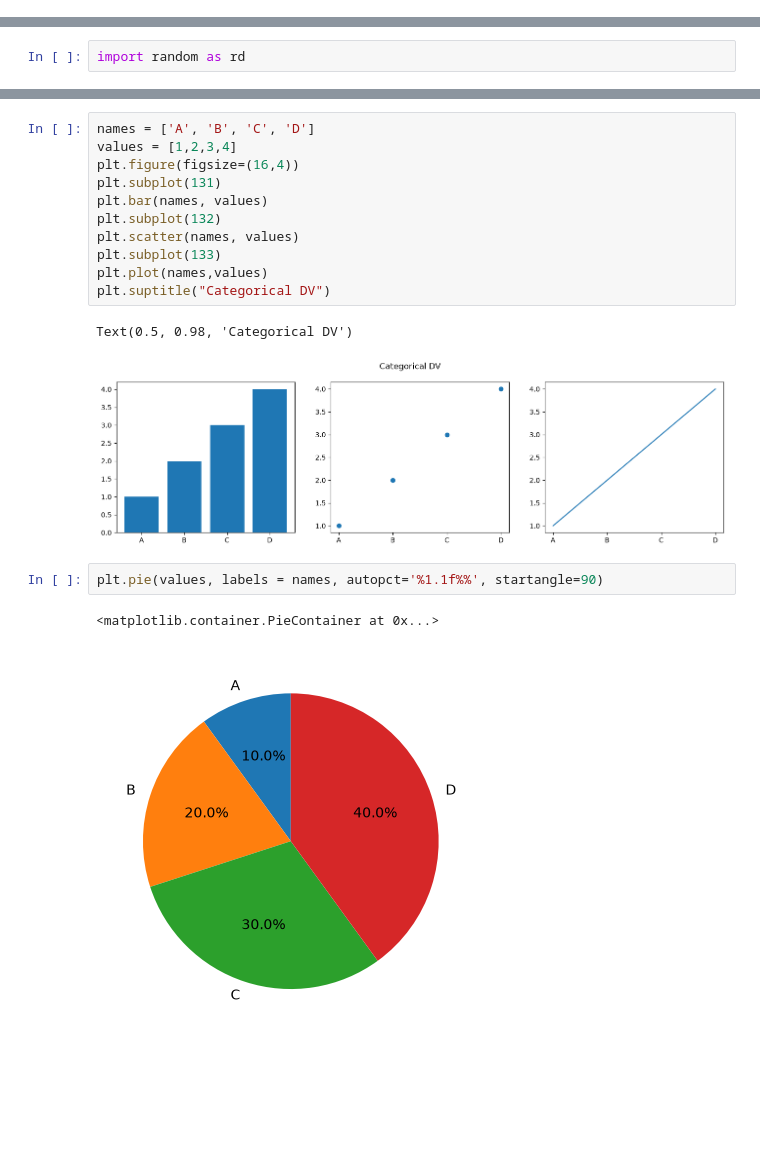
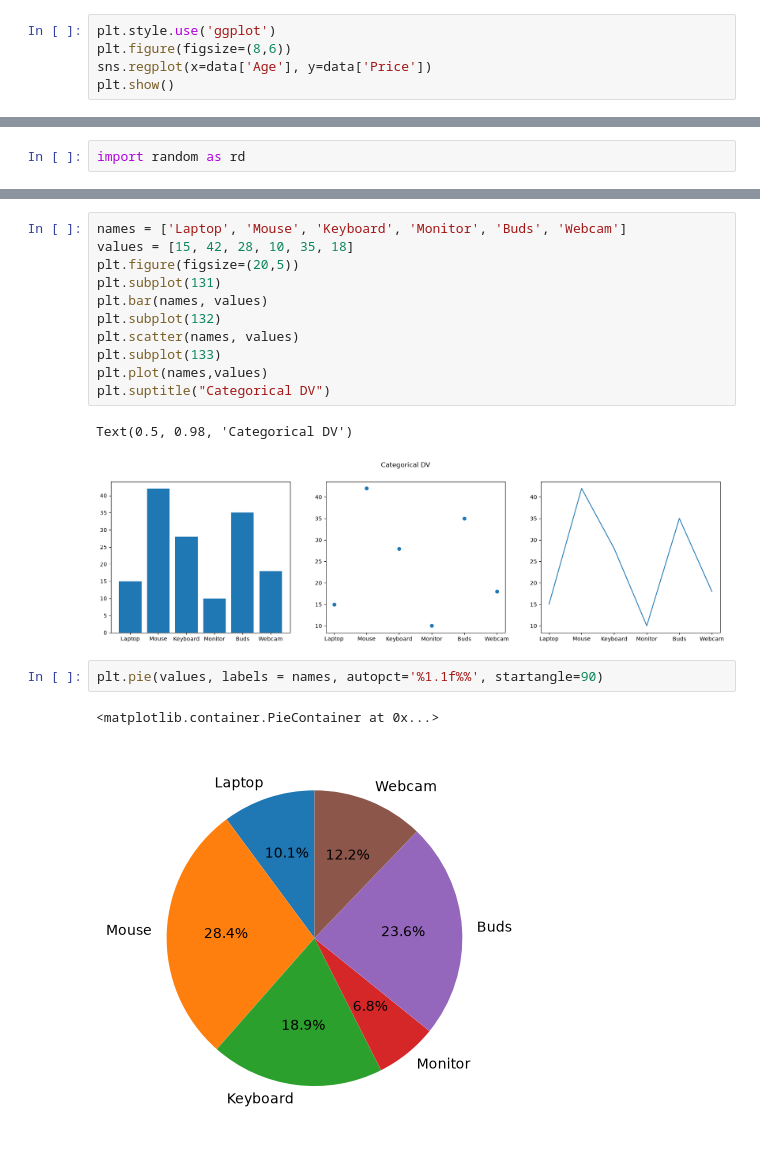
Before and after one commit to upparavinod7/ML-internship, a Jupyter notebook: numpy_.ipynb, the cells around one changed output, grey strips where cells are left out. Cells and saved outputs as stored; diff of their text form; blank space fills up the shorter version.

```diff
--- a/numpy_.ipynb
+++ b/numpy_.ipynb
@@ -8,0 +20,5 @@ print(np.__version__)
+# %%
+plt.style.use('ggplot')
+plt.figure(figsize=(8,6))
+sns.regplot(x=data['Age'], y=data['Price'])
+plt.show()
@@ -117,19 +205,19 @@ plt.show()
 # %%
-names = ['A', 'B', 'C', 'D']
-values = [1,2,3,4]
-plt.figure(figsize=(16,4))
+names = ['Laptop', 'Mouse', 'Keyboard', 'Monitor', 'Buds', 'Webcam']
+values = [15, 42, 28, 10, 35, 18]
+plt.figure(figsize=(20,5))
 plt.subplot(131)
 plt.bar(names, values)
 plt.subplot(132)
 plt.scatter(names, values)
 plt.subplot(133)
 plt.plot(names,values)
 plt.suptitle("Categorical DV")
 # %% [output]
 Text(0.5, 0.98, 'Categorical DV')
-[figure, old version]
+[figure, new version]
 # %%
 plt.pie(values, labels = names, autopct='%1.1f%%', startangle=90)
 # %% [output]
 <matplotlib.container.PieContainer at 0x...>
-[figure, old version]
+[figure, new version]
```
Also changed, not shown: parts of 22 cells of this notebook, 2 other files.
